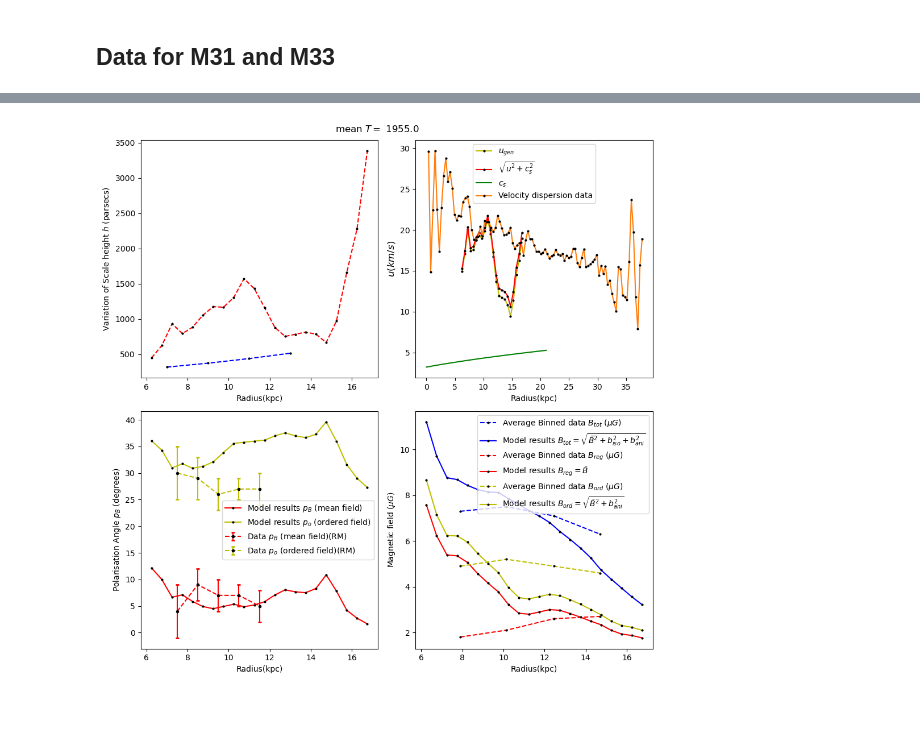
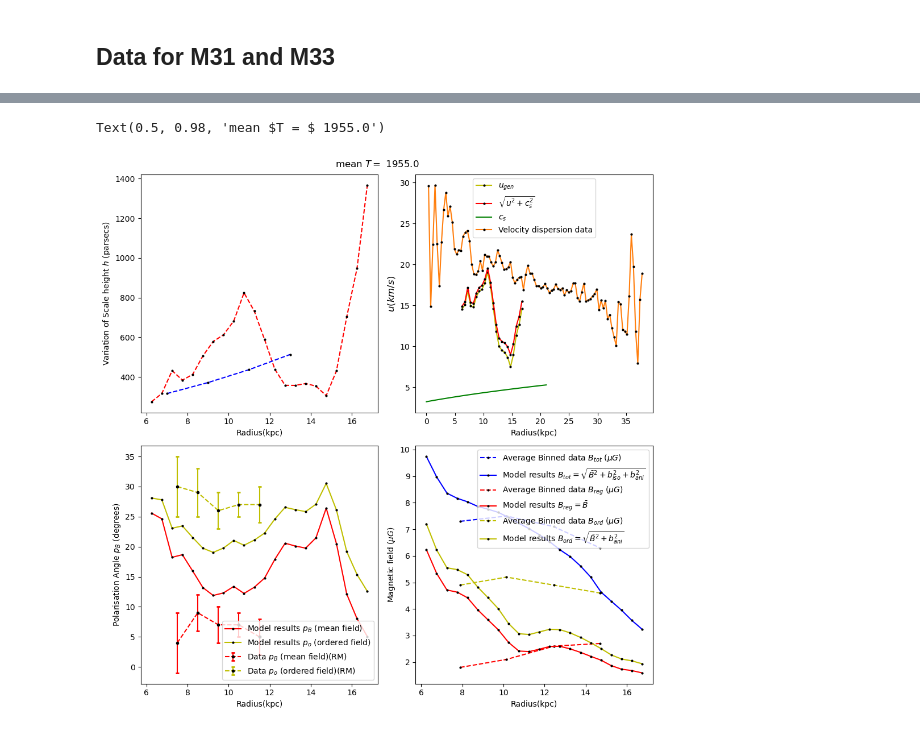
Before and after one commit to Rnazx/MSc.-Thesis, a Jupyter notebook: numerical_calc.ipynb, the cells around one changed output, grey strips where cells are left out. Saved outputs shown, nothing was run; the diff lists cells and outputs as text; code cells hidden in the pictures.

```diff
--- a/numerical_calc.ipynb
+++ b/numerical_calc.ipynb
@@ -180,19 +213,15 @@ T_tb = 0.017*kpc_r*1e+4
 # %%
-z = 20*np.ones(dp)
+z = 13*np.ones(dp)
 t = T_tb#1e+4*np.ones(dp)
-p = 3*np.ones(dp)
+p = 2.5*np.ones(dp)
 b = 3.5*np.ones(dp)
 
 ca = 1
 rk = 0.3
 
-data_pass = list(zip(dat_sigmatot, dat_sigma2, dat_sigmasfr, dat_q, dat_omega, z, t, p, b))
-h_val = exp_analytical_data(hg, ca, rk, data_pass)
-u_val = exp_analytical_data(u, ca, rk, data_pass)
-l_val = exp_analytical_data(l, ca, rk, data_pass)
-tau_val = exp_analytical_data(taue, ca, rk, data_pass)
-biso_val  = exp_analytical_data(biso, ca, rk, data_pass)
-bani_val = exp_analytical_data(bani, ca, rk, data_pass)
-Bbar_val = exp_analytical_data(Bbar, ca, rk, data_pass)
-tanpB_val = exp_analytical_data(tanpB, ca, rk, data_pass)
-tanpb_val = exp_analytical_data(tanpb, ca, rk, data_pass)
+data_pass2 = list(zip(dat_sigmatot, dat_sigma2, dat_sigmasfr, dat_q, dat_omega, z, t, p, b))
+data_pass = list(zip(dat_sigmatot, dat_sigma, dat_sigmasfr, dat_q, dat_omega, z, t, p, b))
+
+
+h_f, l_f, u_f, tau_f, biso_f, bani_f, Bbar_f, tanpB_f, tanpb_f = root_find_all(ca, rk, data_pass)
+h_f2, l_f2, u_f2, tau_f2, biso_f2, bani_f2, Bbar_f2, tanpB_f2, tanpb_f2 = root_find_all(ca, rk, data_pass2)
@@ -253,37 +335,38 @@ ax[i][j].set_xlabel('Radius(kpc)')
 ax[i][j].set_ylabel('Magnetic field ($\mu G$)')
 ax[i][j].legend()
 # ax[i][j].plot(kpc_r, biso_f*1e+6,c = 'b',linestyle='-', marker='o',markersize=m,label = r'Model results $b_{iso}$')
 
 # ax[i][j].plot(mrange, G_dat_Breg, c = 'r',linestyle='--', marker='o',mfc='k',mec='k',markersize=m, label = r'Data $B_{reg}$ ($\mu G$)')
 # ax[i][j].plot(mrange, np.sqrt(G_dat_Btot**2 - G_dat_Bord**2), c = 'b',mfc='k',mec='k',markersize=m,linestyle='--', marker='o', label = r'Data $b_{iso}$ ($\mu G$)')
 # ax[i][j].plot(mrange, np.sqrt(G_dat_Bord**2 - G_dat_Breg**2), c = 'y',mfc='k',mec='k',markersize=m,linestyle='--', marker='o', label = r'Data $b_{ani}$ ($\mu G$)')
 # ax[i][j].plot(kpc_r, Bbar_f*1e+6,c = 'r',linestyle='-', marker='o',mfc='k',mec='k',markersize=m,label = r'Model results $B_{reg} = \bar{B}$')
 # ax[i][j].plot(kpc_r, bani_f*1e+6,c = 'y',linestyle='-', marker='o',mfc='k',mec='k',markersize=m,label = r'Model results $b_{ani}$')
 # ax[i][j].set_xlabel('Radius(kpc)')
 # ax[i][j].set_ylabel('Magnetic field ($\mu G$)')
 # ax[i][j].legend()
 
 j = 0
 pB = np.arctan(-tanpB_f)
 pbb = np.arctan(tanpb_f)
-pbo = (1)*((1+(2*Bbar_f*bani_f*np.cos(pbb-pB))/(bani_f**2+Bbar_f**2))*np.arctan((Bbar_f*np.sin(pB) + bani_f*np.sin(pbb))/((Bbar_f*np.cos(pB)) + bani_f*np.cos(pbb))))
-             #+(1-(2*Bbar_f*bani_f*np.cos(pbb-pB))/(bani_f**2+Bbar_f**2))*np.arctan((Bbar_f*np.sin(pB) - bani_f*np.sin(pbb))/((Bbar_f*np.cos(pB)) - bani_f*np.cos(pbb))))
+pbo = (1/2)*((1+(2*Bbar_f*bani_f*np.cos(pbb-pB))/(bani_f**2+Bbar_f**2))*np.arctan((Bbar_f*np.sin(pB) + bani_f*np.sin(pbb))/((Bbar_f*np.cos(pB)) + bani_f*np.cos(pbb)))
+             +(1-(2*Bbar_f*bani_f*np.cos(pbb-pB))/(bani_f**2+Bbar_f**2))*np.arctan((Bbar_f*np.sin(pB) - bani_f*np.sin(pbb))/((Bbar_f*np.cos(pB)) - bani_f*np.cos(pbb))))
 
 #ax[i][j].errorbar(mrange, 180*M_dat_pb/np.pi, yerr = 180*err_M_dat_pb/np.pi, ms=4, mew=2, capsize=2, c = 'b',linestyle='--', marker='o',mfc='k',mec='k', label = r'Data $p_{B}$ (mean field)(M)', alpha = 0.5)
 ax[i][j].errorbar(rmrange, 180*RM_dat_pb/np.pi, yerr = 180*err_RM_dat_pb/np.pi, ms=2, mew=2, capsize=2,c = 'r',linestyle='--', marker='o',mfc='k',mec='k', label = r'Data $p_{B}$ (mean field)(RM)')
 ax[i][j].errorbar(rmrange, 180*RM_dat_po/np.pi, yerr = 180*err_RM_dat_po/np.pi, ms=2, mew=2, capsize=2,c = 'y',linestyle='--', marker='o',mfc='k',mec='k', label = r'Data $p_{o}$ (ordered field)(RM)')
 
 ax[i][j].plot(kpc_r, 180*pB/np.pi,c = 'r',linestyle='-', marker='o',markersize=m,mfc='k',mec='k',label = r'Model results $p_{B}$ (mean field)')
 #ax[i][j].plot(kpc_r, 180*pbb/np.pi,c = 'r',linestyle='--', marker='o',label = r'Model results $p_{b}$ (anisotropic field)')
 ax[i][j].plot(kpc_r, 180*pbo/np.pi,c = 'y',linestyle='-',mfc='k',markersize=m,mec='k', marker='o',label = r'Model results $p_{o}$ (ordered field)')
 
 ax[i][j].set_xlabel('Radius(kpc)')
 ax[i][j].set_ylabel('Polarisation Angle $p_{B}$ (degrees)')
 ax[i][j].legend()
 fig.suptitle(r'mean $T = $ '+str(t.mean()))
-plt.savefig('powithoutsecond_ca_'+str(ca)+'rk_'+str(rk)+ 't_'+str(t.mean())+'z_'+str(z[0])+'psi_'+str(p[0])+'f_'+str(b[0])+'.png')
+#plt.savefig('powithoutsecond_ca_'+str(ca)+'rk_'+str(rk)+ 't_'+str(t.mean())+'z_'+str(z[0])+'psi_'+str(p[0])+'f_'+str(b[0])+'.png')
 # %% [output]
+Text(0.5, 0.98, 'mean $T = $ 1955.0')
-[figure, old version]
+[figure, new version]
 # %%
 Bbar_f
 # %% [output]
```
Also changed, not shown: parts of 17 cells of this notebook.
